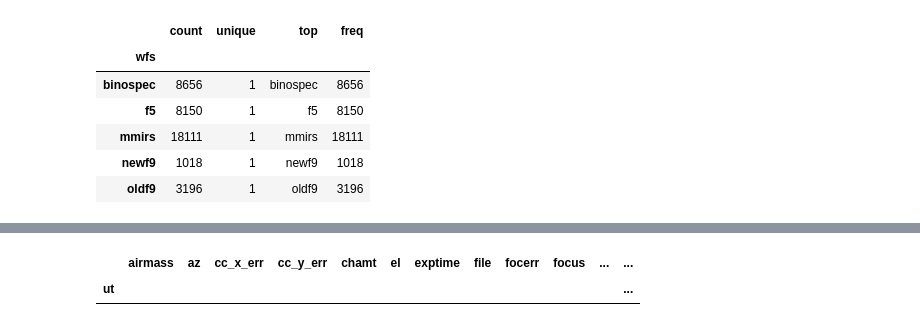
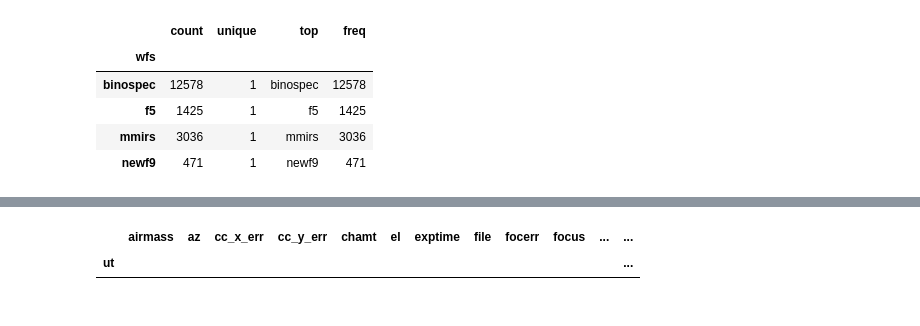
Before and after one commit to tepickering/HALcoll, a Jupyter notebook: notebooks/mine_wfs.ipynb, the cells around one changed output, grey strips where cells are left out. Cells and saved outputs as stored; diff of their text form; code cells hidden in the pictures.

```diff
--- a/notebooks/mine_wfs.ipynb
+++ b/notebooks/mine_wfs.ipynb
@@ -26,27 +26,26 @@ from mpl_toolkits.mplot3d import Axes3D
 # %%
 rootdir = Path("/Volumes/LaCie 8TB/wfsdat")
 # use find to make this csv list
-with open(rootdir / "reanalyze_csvs_2017.txt") as f:
+with open(rootdir / "reanalyze_csvs_2019.txt") as f:
     csvs = f.readlines()
 
 # loop through the csv files and read them with pandas
 frames = []
 for csv in csvs:
     frames.append(pd.read_csv(rootdir / csv.rstrip()))
 
 # now concat each frame into one big frame containing all of the data
 data = pd.concat(frames, sort=True)
 
 g = data.groupby('wfs')
 g.wfs.describe()
 # %% [output]
 |  | count | unique | top | freq |
 | wfs |  |  |  |  |
-| binospec | 8656 | 1 | binospec | 8656 |
-| f5 | 8150 | 1 | f5 | 8150 |
-| mmirs | 18111 | 1 | mmirs | 18111 |
-| newf9 | 1018 | 1 | newf9 | 1018 |
-| oldf9 | 3196 | 1 | oldf9 | 3196 |
+| binospec | 12578 | 1 | binospec | 12578 |
+| f5 | 1425 | 1 | f5 | 1425 |
+| mmirs | 3036 | 1 | mmirs | 3036 |
+| newf9 | 471 | 1 | newf9 | 471 |
 # %%
 data.tail()
 # %% [output]
```
Also changed, not shown: parts of 2 cells of this notebook, 1 other file.
